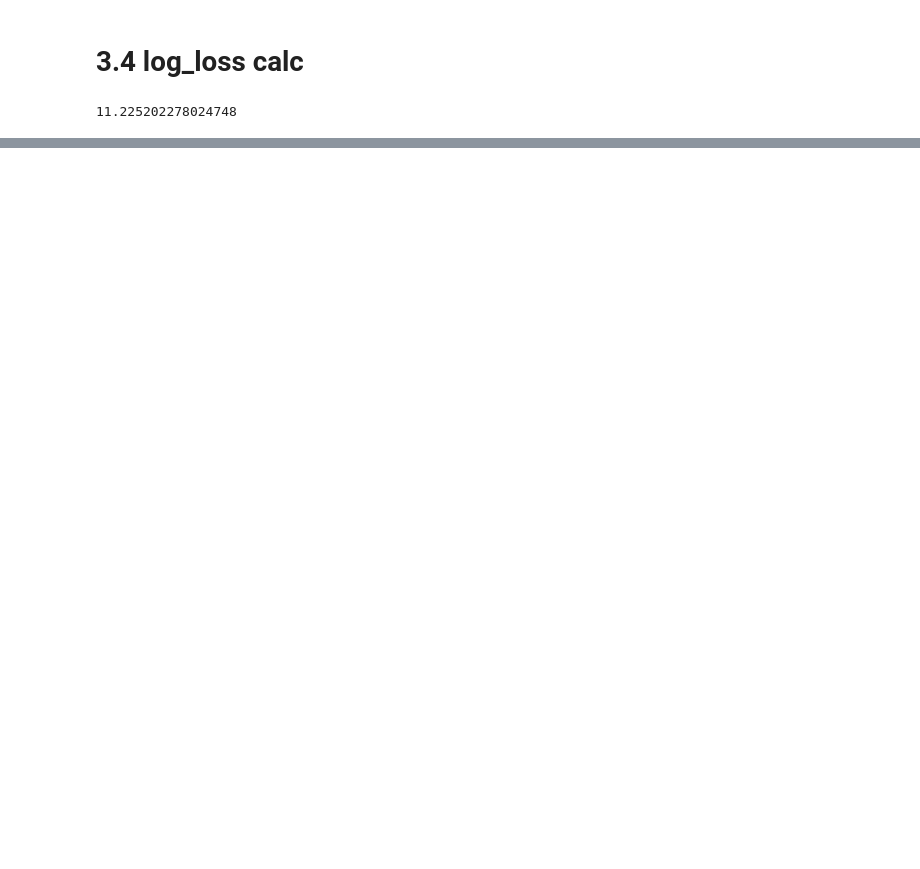
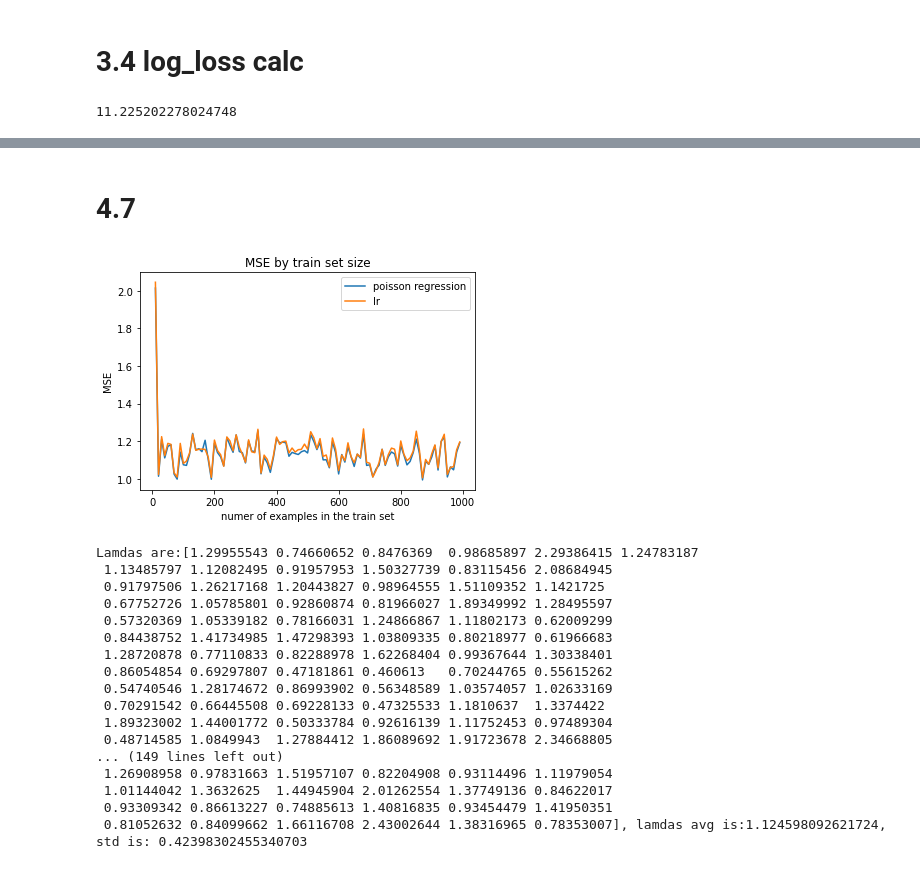
Before and after one commit to barifrah1/statisticalInferenceHW1, a Jupyter notebook: HW.ipynb, the cells around one changed output, grey strips where cells are left out. Drawn from its saved outputs; the diff is of its cells as text; code cells hidden in the pictures; blank space fills up the shorter version.

```diff
--- a/HW.ipynb
+++ b/HW.ipynb
@@ -70,0 +187,59 @@ print(log_loss(pred,y))
+# %% [markdown]
+# 4.7
+# %%
+ranges = []
+poissonLosses = []
+lrLosses = []
+for n in range(10,MAX_TRAIN_SIZE,TRAIN_SIZE_STEP):
+    yArray,xArray,lamdasArray = drawY(n,X_MEAN,X_STD)
+    #poisson regression
+    clf = linear_model.PoissonRegressor(alpha=0)
+    clf.fit(xArray,yArray)
+    betas_poisson = [clf.intercept_,clf.coef_[0],clf.coef_[1]]
+    #linear regression
+    lr = linear_model.LinearRegression()
+    lr.fit(xArray,yArray)
+    betas_lr = [lr.intercept_,lr.coef_[0],lr.coef_[1]]
+    yArrayTest,xArrayTest,lamdasArrayTest = drawY(MAX_TRAIN_SIZE,X_MEAN,X_STD)
+#     print(f"lamdas are: {average(lamdasArrayTest)}")
+    yTestPredPoisson = clf.predict(xArrayTest)
+    yTestPredLr = lr.predict(xArrayTest)
+    poissonLoss = mean_squared_error(yArrayTest,yTestPredPoisson)
+    lrLoss = mean_squared_error(yArrayTest,yTestPredLr)
+    poissonLosses.append(poissonLoss)
+    lrLosses.append(lrLoss)
+    ranges.append(n)
+plt.plot(ranges,poissonLosses,label="poisson regression")
+plt.plot(ranges,lrLosses, label="lr")
+# naming the x axis
+plt.xlabel('numer of examples in the train set')
+# naming the y axis
+plt.ylabel('MSE')
+# giving a title to my graph
+plt.title('MSE by train set size')
+plt.legend()
+plt.show()
+#As we can see, the results are very similar between the models. why?
+#lets have a look at the lamdas from the last iteration
+print(f"Lamdas are:{lamdasArray}, lamdas avg is:{average(lamdasArray)}, std is: {std(lamdasArray)}")
+#the std of the lambdas is very small so no matter what  is x , y distribution will be almost identical for every x
+#The corelation between x and y is close to zero so it doesnt matter if we will use LR or poission regression to predict y whice is mainly poisson noise.
+# %% [output]
+[figure, added]
+Lamdas are:[1.29955543 0.74660652 0.8476369  0.98685897 2.29386415 1.24783187
+ 1.13485797 1.12082495 0.91957953 1.50327739 0.83115456 2.08684945
+ 0.91797506 1.26217168 1.20443827 0.98964555 1.51109352 1.1421725
+ 0.67752726 1.05785801 0.92860874 0.81966027 1.89349992 1.28495597
+ 0.57320369 1.05339182 0.78166031 1.24866867 1.11802173 0.62009299
+ 0.84438752 1.41734985 1.47298393 1.03809335 0.80218977 0.61966683
+ 1.28720878 0.77110833 0.82288978 1.62268404 0.99367644 1.30338401
+ 0.86054854 0.69297807 0.47181861 0.460613   0.70244765 0.55615262
+ 0.54740546 1.28174672 0.86993902 0.56348589 1.03574057 1.02633169
+ 0.70291542 0.66445508 0.69228133 0.47325533 1.1810637  1.3374422
+ 1.89323002 1.44001772 0.50333784 0.92616139 1.11752453 0.97489304
+ 0.48714585 1.0849943  1.27884412 1.86089692 1.91723678 2.34668805
+... (149 lines left out)
+ 1.26908958 0.97831663 1.51957107 0.82204908 0.93114496 1.11979054
+ 1.01144042 1.3632625  1.44945904 2.01262554 1.37749136 0.84622017
+ 0.93309342 0.86613227 0.74885613 1.40816835 0.93454479 1.41950351
+ 0.81052632 0.84099662 1.66116708 2.43002644 1.38316965 0.78353007], lamdas avg is:1.124598092621724, std is: 0.42398302455340703
```
Also changed, not shown: parts of 13 cells of this notebook, 2 other files.
